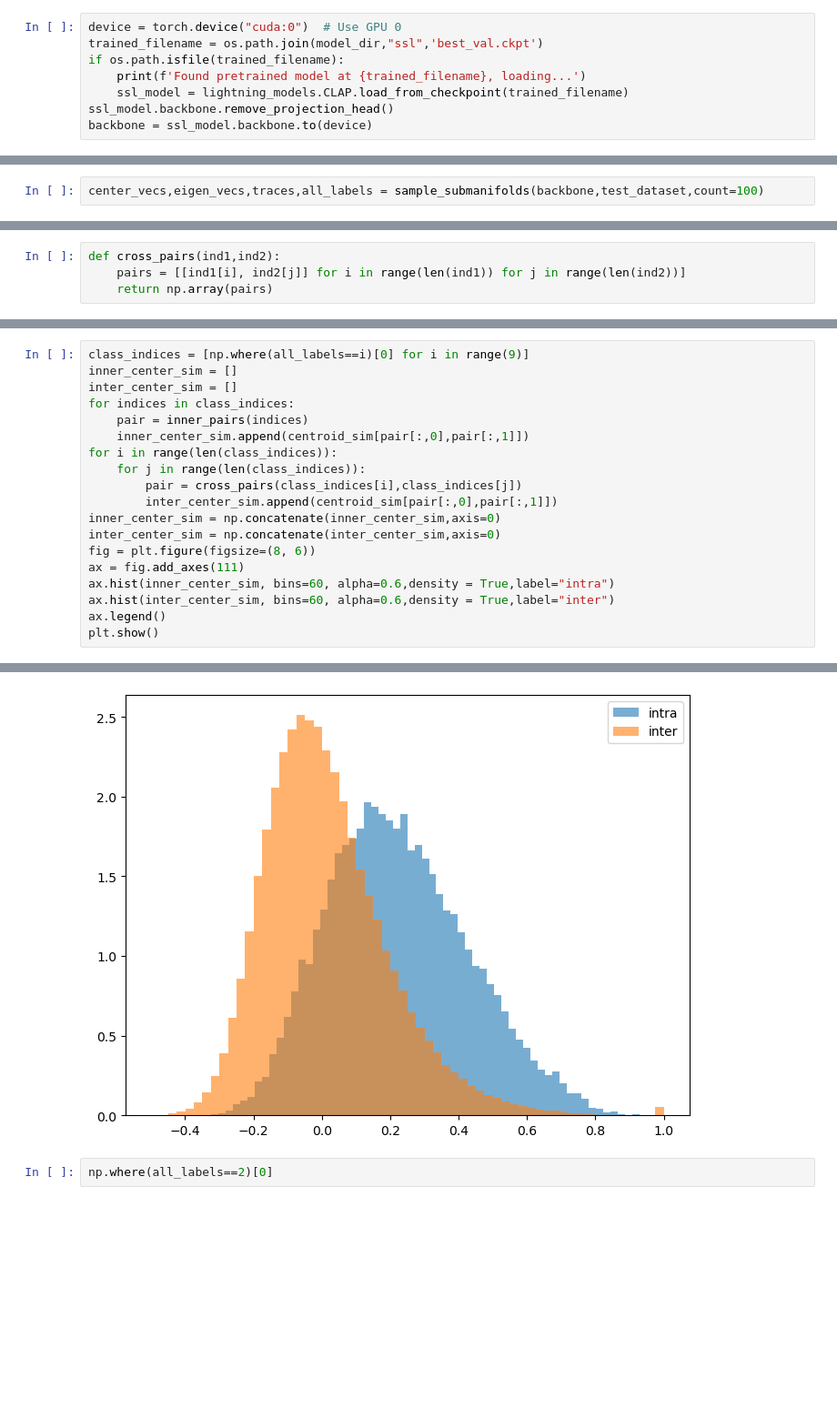
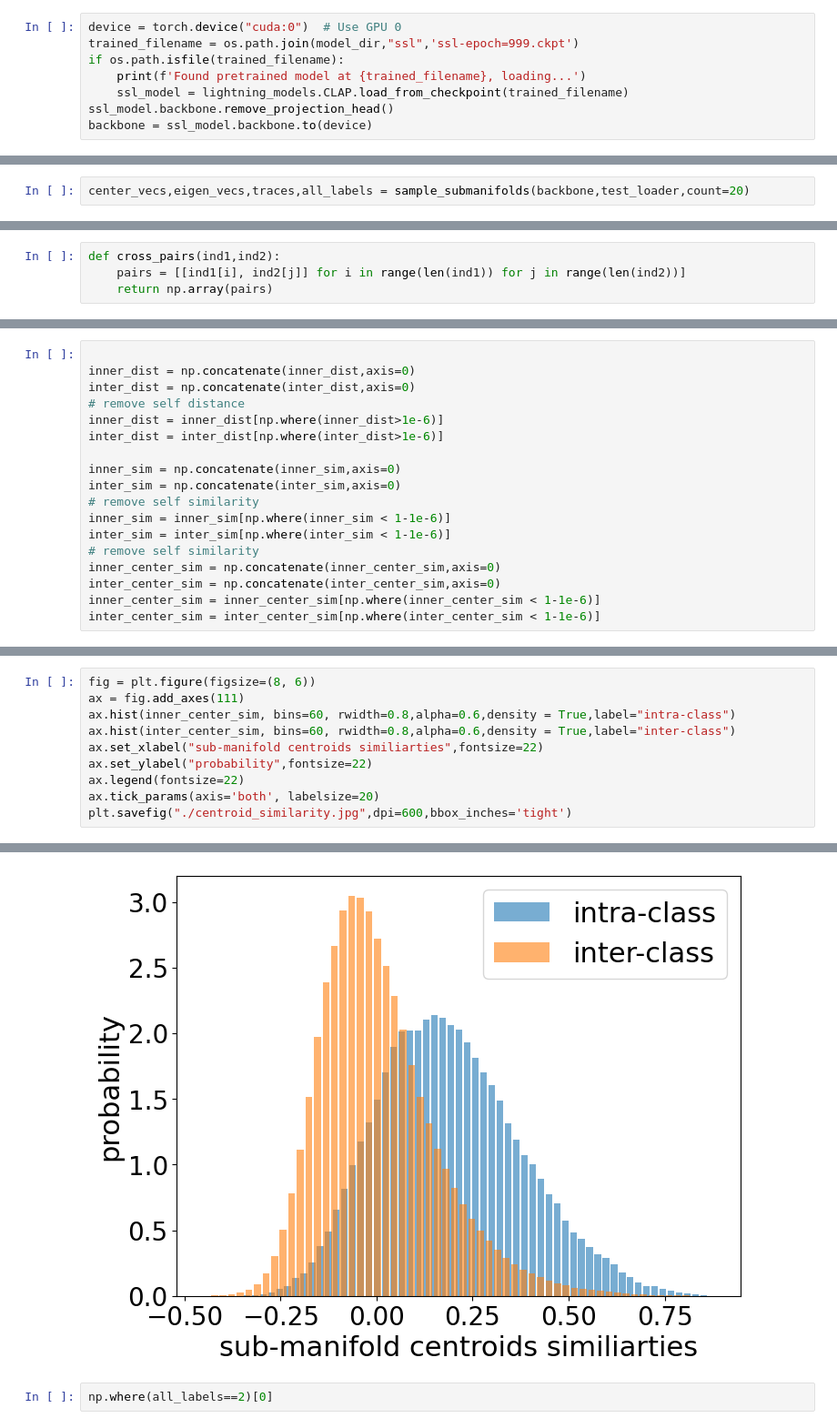
Before and after one commit to guanming-zhang/clamp, a Jupyter notebook: scripts/manifold_metic.ipynb, the cells around one changed output, grey strips where cells are left out. Shown at 91% size. Cells and saved outputs as stored; diff of their text form; blank space fills up the shorter version.

```diff
--- a/scripts/manifold_metic.ipynb
+++ b/scripts/manifold_metic.ipynb
@@ -90,6 +116,6 @@ data_utils.show_images(img_list,2,2,label_list)
 # %%
 device = torch.device("cuda:0")  # Use GPU 0
-trained_filename = os.path.join(model_dir,"ssl",'best_val.ckpt')
+trained_filename = os.path.join(model_dir,"ssl",'ssl-epoch=999.ckpt')
 if os.path.isfile(trained_filename):
     print(f'Found pretrained model at {trained_filename}, loading...')
     ssl_model = lightning_models.CLAP.load_from_checkpoint(trained_filename)
@@ -130,5 +157,5 @@ def sample_submanifolds(backbone,test_dataset,count=2400):
     all_labels = torch.cat(all_labels,dim=-1)
     return center_vecs,eigen_vecs,traces,all_labels
 # %%
-center_vecs,eigen_vecs,traces,all_labels = sample_submanifolds(backbone,test_dataset,count=100)
+center_vecs,eigen_vecs,traces,all_labels = sample_submanifolds(backbone,test_loader,count=20)
 # %%
@@ -171,3 +217,21 @@ inter_dist = np.concatenate(inter_dist,axis=0)
+# %%
+
+inner_dist = np.concatenate(inner_dist,axis=0)
+inter_dist = np.concatenate(inter_dist,axis=0)
+# remove self distance
+inner_dist = inner_dist[np.where(inner_dist>1e-6)]
+inter_dist = inter_dist[np.where(inter_dist>1e-6)]
+
+inner_sim = np.concatenate(inner_sim,axis=0)
+inter_sim = np.concatenate(inter_sim,axis=0)
+# remove self similarity
+inner_sim = inner_sim[np.where(inner_sim < 1-1e-6)]
+inter_sim = inter_sim[np.where(inter_sim < 1-1e-6)]
+# remove self similarity
+inner_center_sim = np.concatenate(inner_center_sim,axis=0)
+inter_center_sim = np.concatenate(inter_center_sim,axis=0)
+inner_center_sim = inner_center_sim[np.where(inner_center_sim < 1-1e-6)]
+inter_center_sim = inter_center_sim[np.where(inter_center_sim < 1-1e-6)]
 # %%
 fig = plt.figure(figsize=(8, 6))
 ax = fig.add_axes(111)
@@ -210,20 +259,11 @@ plt.show()
 # %%
-class_indices = [np.where(all_labels==i)[0] for i in range(9)]
-inner_center_sim = []
-inter_center_sim = []
-for indices in class_indices:
-    pair = inner_pairs(indices)
-    inner_center_sim.append(centroid_sim[pair[:,0],pair[:,1]])
-for i in range(len(class_indices)):
-    for j in range(len(class_indices)):
-        pair = cross_pairs(class_indices[i],class_indices[j])
-        inter_center_sim.append(centroid_sim[pair[:,0],pair[:,1]])
-inner_center_sim = np.concatenate(inner_center_sim,axis=0)
-inter_center_sim = np.concatenate(inter_center_sim,axis=0)
 fig = plt.figure(figsize=(8, 6))
 ax = fig.add_axes(111)
-ax.hist(inner_center_sim, bins=60, alpha=0.6,density = True,label="intra")
-ax.hist(inter_center_sim, bins=60, alpha=0.6,density = True,label="inter")
-ax.legend()
-plt.show()
+ax.hist(inner_center_sim, bins=60, rwidth=0.8,alpha=0.6,density = True,label="intra-class")
+ax.hist(inter_center_sim, bins=60, rwidth=0.8,alpha=0.6,density = True,label="inter-class")
+ax.set_xlabel("sub-manifold centroids similiarties",fontsize=22)
+ax.set_ylabel("probability",fontsize=22)
+ax.legend(fontsize=22)
+ax.tick_params(axis='both', labelsize=20)
+plt.savefig("./centroid_similarity.jpg",dpi=600,bbox_inches='tight')
 # %% [output]
@@ -239,4 +270,4 @@ plt.show()
-[figure, old version]
+[figure, new version]
 # %%
 np.where(all_labels==2)[0]
 # %% [output]
```
Also changed, not shown: parts of 15 cells of this notebook, 7 other files.
